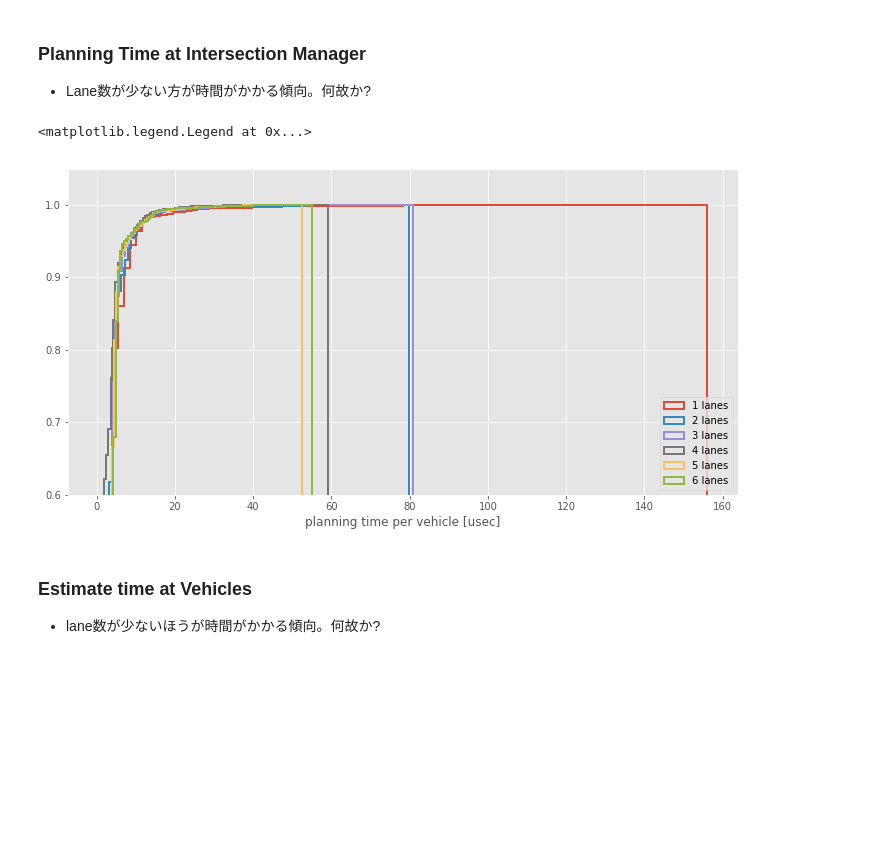
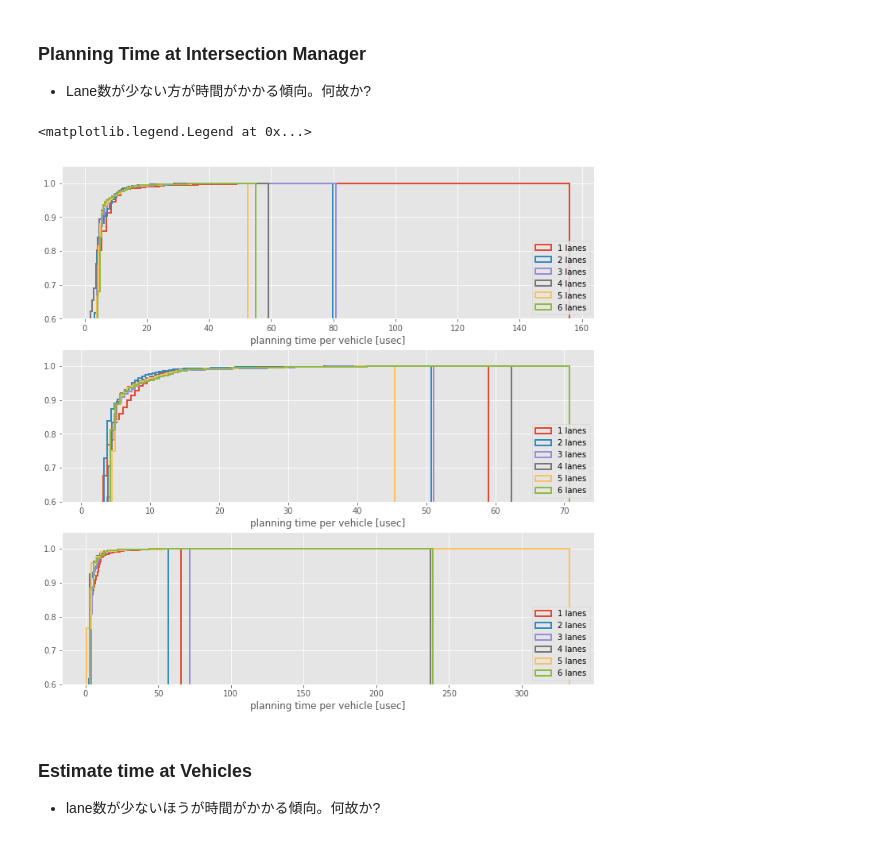
Before and after one commit to koh1/aim, a Jupyter notebook: analysis/processing_time_analysis.ipynb, the cells around one changed output. Cells and saved outputs as stored; diff of their text form; code cells hidden in the pictures; blank space fills up the shorter version.

```diff
--- a/analysis/processing_time_analysis.ipynb
+++ b/analysis/processing_time_analysis.ipynb
@@ -129,3 +129,16 @@ rxtx301_sum = gen_span_sum(rxtx301)
 rxtx401_sum = gen_span_sum(rxtx401)
 rxtx501_sum = gen_span_sum(rxtx501)
 rxtx601_sum = gen_span_sum(rxtx601)
+# %%
+lane10105, ppc10105, rxtx10105 = load_sim_result("/Users/koh1/dev/aim4-dev/logs/v1000_1l_0.1_0.5_201803041900.log")
+df10105 = lane10105.dropna(axis=0, how='any')
+lane20105, ppc20105, rxtx20105 = load_sim_result("/Users/koh1/dev/aim4-dev/logs/v1000_2l_0.1_0.5_201803041900.log")
+df20105 = lane20105.dropna(axis=0, how='any')
+lane30105, ppc30105, rxtx30105 = load_sim_result("/Users/koh1/dev/aim4-dev/logs/v1000_3l_0.1_0.5_201803041900.log")
+df30105 = lane30105.dropna(axis=0, how='any')
+lane40105, ppc40105, rxtx40105 = load_sim_result("/Users/koh1/dev/aim4-dev/logs/v1000_4l_0.1_0.5_201803041900.log")
+df40105 = lane40105.dropna(axis=0, how='any')
+lane50105, ppc50105, rxtx50105 = load_sim_result("/Users/koh1/dev/aim4-dev/logs/v1000_5l_0.1_0.5_201803041900.log")
+df50105 = lane50105.dropna(axis=0, how='any')
+lane60105, ppc60105, rxtx60105 = load_sim_result("/Users/koh1/dev/aim4-dev/logs/v1000_6l_0.1_0.5_201803041900.log")
+df60105 = lane60105.dropna(axis=0, how='any')
@@ -134,21 +154,40 @@ rxtx601_sum = gen_span_sum(rxtx601)
 
 * Lane数が少ない方が時間がかかる傾向。何故か?
 # %%
-plt.figure(figsize=(12,6))
+plt.figure(figsize=(12,12))
+plt.subplot(3,1,1)
 plt.hist(df1["planning_time_us"], bins=100, histtype='step', cumulative=True, normed=True, alpha=1, fill=False, label="1 lanes", linewidth=2)
 plt.hist(df2["planning_time_us"], bins=100, histtype='step', cumulative=True, normed=True, alpha=1, fill=False, label="2 lanes", linewidth=2)
 plt.hist(df3["planning_time_us"], bins=100, histtype='step', cumulative=True, normed=True, alpha=1, fill=False, label="3 lanes", linewidth=2)
 plt.hist(df4["planning_time_us"], bins=100, histtype='step', cumulative=True, normed=True, alpha=1, fill=False, label="4 lanes", linewidth=2)
 plt.hist(df5["planning_time_us"], bins=100, histtype='step', cumulative=True, normed=True, alpha=1, fill=False, label="5 lanes", linewidth=2)
 plt.hist(df6["planning_time_us"], bins=100, histtype='step', cumulative=True, normed=True, alpha=1, fill=False, label="6 lanes", linewidth=2)
-
-#plt.xlim(0,40)
 plt.ylim(0.6, 1.05)
 plt.xlabel("planning time per vehicle [usec]")
 plt.legend(loc='lower right')
+plt.subplot(3,1,2)
+plt.hist(df101["planning_time_us"], bins=100, histtype='step', cumulative=True, normed=True, alpha=1, fill=False, label="1 lanes", linewidth=2)
+plt.hist(df201["planning_time_us"], bins=100, histtype='step', cumulative=True, normed=True, alpha=1, fill=False, label="2 lanes", linewidth=2)
+plt.hist(df301["planning_time_us"], bins=100, histtype='step', cumulative=True, normed=True, alpha=1, fill=False, label="3 lanes", linewidth=2)
+plt.hist(df401["planning_time_us"], bins=100, histtype='step', cumulative=True, normed=True, alpha=1, fill=False, label="4 lanes", linewidth=2)
+plt.hist(df501["planning_time_us"], bins=100, histtype='step', cumulative=True, normed=True, alpha=1, fill=False, label="5 lanes", linewidth=2)
+plt.hist(df601["planning_time_us"], bins=100, histtype='step', cumulative=True, normed=True, alpha=1, fill=False, label="6 lanes", linewidth=2)
+plt.ylim(0.6, 1.05)
+plt.xlabel("planning time per vehicle [usec]")
+plt.legend(loc='lower right')
+plt.subplot(3,1,3)
+plt.hist(df10105["planning_time_us"], bins=100, histtype='step', cumulative=True, normed=True, alpha=1, fill=False, label="1 lanes", linewidth=2)
+plt.hist(df20105["planning_time_us"], bins=100, histtype='step', cumulative=True, normed=True, alpha=1, fill=False, label="2 lanes", linewidth=2)
+plt.hist(df30105["planning_time_us"], bins=100, histtype='step', cumulative=True, normed=True, alpha=1, fill=False, label="3 lanes", linewidth=2)
+plt.hist(df40105["planning_time_us"], bins=100, histtype='step', cumulative=True, normed=True, alpha=1, fill=False, label="4 lanes", linewidth=2)
+plt.hist(df50105["planning_time_us"], bins=100, histtype='step', cumulative=True, normed=True, alpha=1, fill=False, label="5 lanes", linewidth=2)
+plt.hist(df60105["planning_time_us"], bins=100, histtype='step', cumulative=True, normed=True, alpha=1, fill=False, label="6 lanes", linewidth=2)
+plt.ylim(0.6, 1.05)
+plt.xlabel("planning time per vehicle [usec]")
+plt.legend(loc='lower right')
 # %% [output]
 <matplotlib.legend.Legend at 0x...>
-[figure, old version]
+[figure, new version]
 # %% [markdown]
 ### Estimate time at Vehicles
 
```
Also changed, not shown: parts of 9 cells of this notebook, 3 other files.
